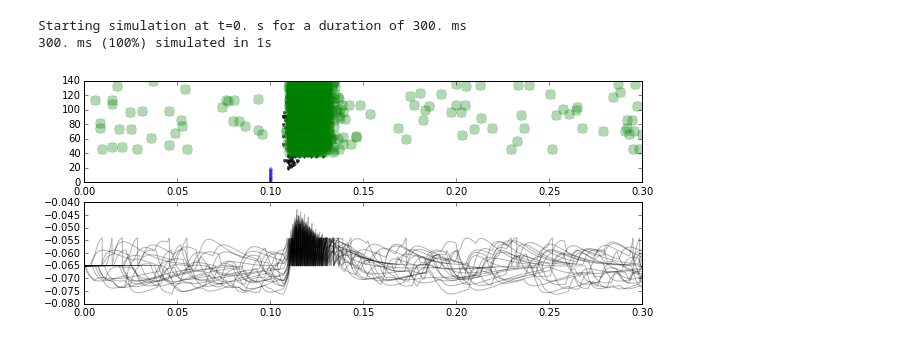
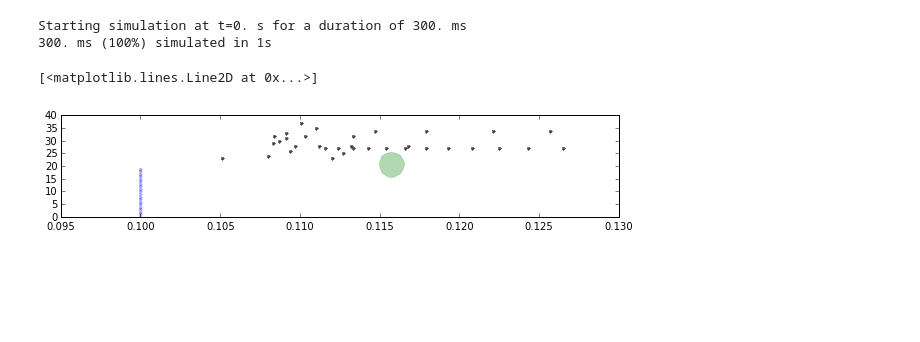
Before and after one commit to parenthetical-e/voltagebudget, a Jupyter notebook: ipynb/adex_testing.ipynb, the cells around one changed output. Saved outputs shown, nothing was run; the diff lists cells and outputs as text; code cells hidden in the pictures; blank space fills up the shorter version.

```diff
--- a/ipynb/adex_testing.ipynb
+++ b/ipynb/adex_testing.ipynb
@@ -20,7 +20,7 @@ times = fsutil.create_times(t, dt)
 # %% [output]
 20
 # %%
-N = 100
+N = 20
 w_in = 0.6e-9
 bias = 5e-10
 
@@ -29,7 +29,7 @@ A = .8e-10
 
 r_b = 0.0
 
-ns_e, ts_e, vs = neurons.adex(t, N, k,
+ns_e, ts_e, vs = neurons.adex(t, N,
                              ns, ts,
                              w_in=w_in,
                              bias=bias,
@@ -78,33 +79,33 @@ for j in range(50):
 # %%
 # Now readout the 'E' response, in another LIF
 # %%
-N = 100
-w_in = .3e-9
-bias = 100e-6
+Nz = 1
+
+w_in = .4e-9
+bias = 0.0
 
 f = 0
 A = 0
-ns_out, ts_out, vs_out = neurons.lif(
-    t, N, N,
-    ns_e, ts_e,
-    w_in, bias,
-    sigma_scale=0,
-    f=f, A=A,
-    time_step=dt)
+
+r_b = 0.0
+
+ns_out, ts_out, vs_out = neurons.lif(t, Nz,
+                                     ns_e, ts_e,
+                                     w_in=w_in, bias=bias,
+                                     sigma_scale=0,
+                                     f=f, A=A,
+                                     r_b=r_b,
+                                     time_step=dt)
 # %% [output]
 Starting simulation at t=0. s for a duration of 300. ms
 300. ms (100%) simulated in 1s
 # %%
 plt.figure(figsize=(10, 4))
 plt.subplot(211)
 plt.plot(ts, ns, '.b', alpha=0.3)
 plt.plot(ts_e, ns_e + k, '.k', alpha=0.7)
-plt.plot(ts_out, ns_out + k + k + 1, '.g', alpha=0.3, markersize=20)
+plt.plot(ts_out, ns_out + k + 1, '.g', alpha=0.3, markersize=50)
 # plt.xlim(0.09, .15)
-
-plt.subplot(212)
-for j in range(20):
-    plt.plot(times, vs_out['vm'][j, :], 'k', alpha=0.3);
-# plt.xlim(0.09, .15)
 # %% [output]
+[<matplotlib.lines.Line2D at 0x...>]
-[figure, old version]
+[figure, new version]
```
Also changed, not shown: parts of 3 cells of this notebook, 1 other file.
